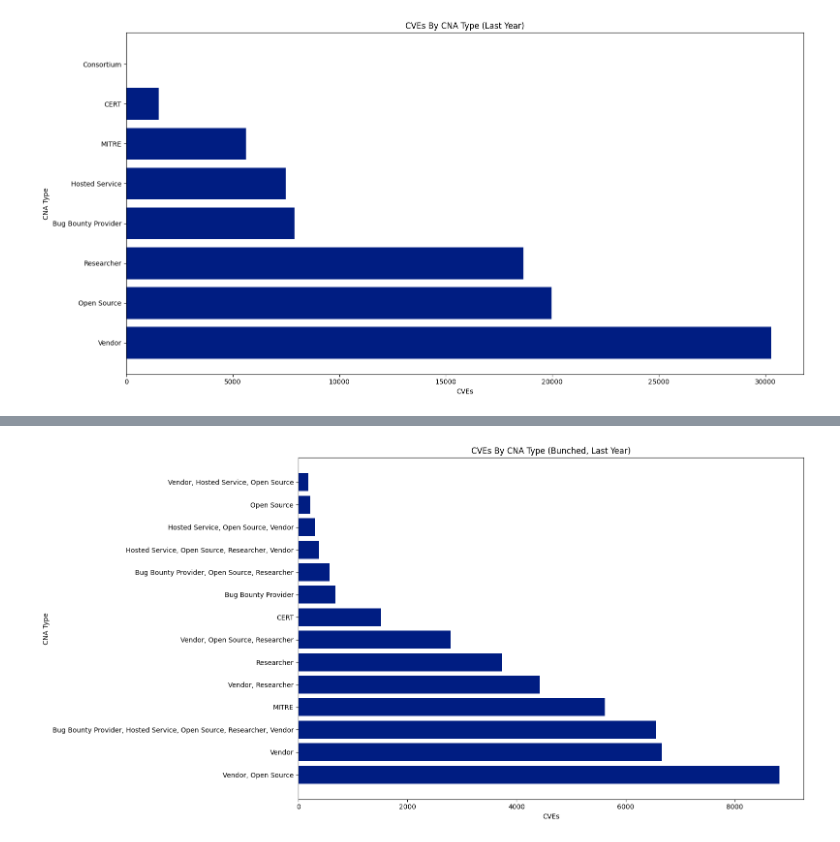
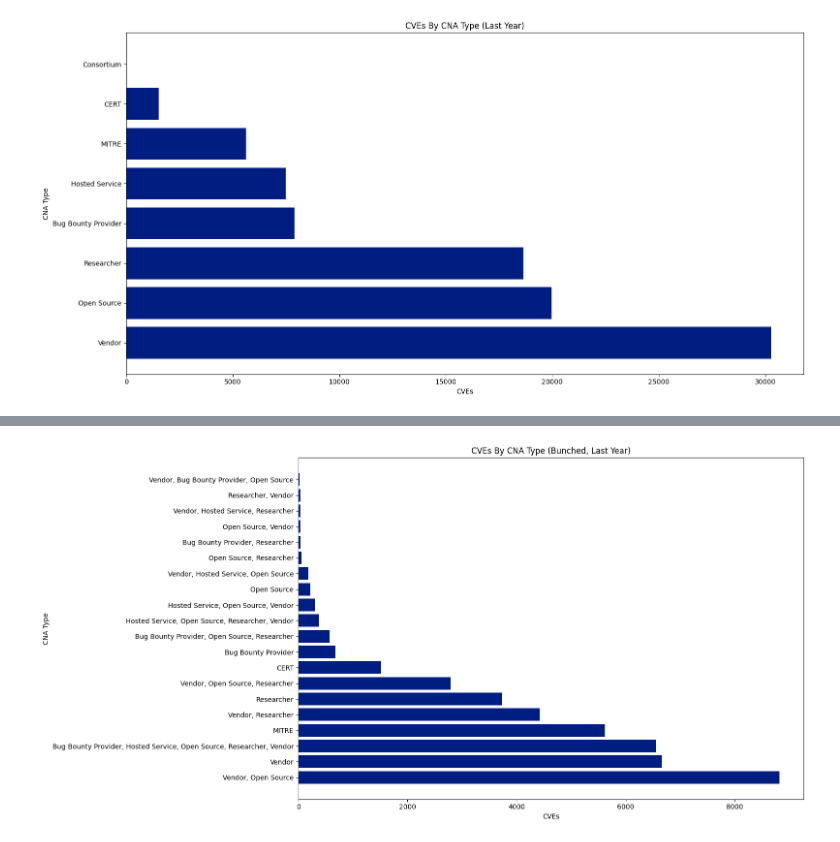
Before and after one commit to jgamblin/CNAVendorTypeStats, a Jupyter notebook: CNAStatsByType_LastYear.ipynb, the cells around one changed output, grey strips where cells are left out. Cells and saved outputs as stored; diff of their text form; code cells hidden in the pictures.

```diff
--- a/CNAStatsByType_LastYear.ipynb
+++ b/CNAStatsByType_LastYear.ipynb
@@ -187,19 +199,19 @@ plt.show()
 # %%
 # Calculate frequency of CNA Types in CVE_DF_Bunched_LastYear
 cna_type_frequency_bunched_last_year = CVE_DF_Bunched_LastYear['Type'].value_counts().reset_index()
 cna_type_frequency_bunched_last_year.columns = ['Type', 'counts']
-cna_type_frequency_bunched_last_year = cna_type_frequency_bunched_last_year[cna_type_frequency_bunched_last_year['counts'] > 100].head(20)
+cna_type_frequency_bunched_last_year = cna_type_frequency_bunched_last_year[cna_type_frequency_bunched_last_year['counts'] > 1].head(20)
 
 # Plot the top 20 CNA Types for CVE_DF_Bunched_LastYear
 plt.figure(figsize=(16, 8))
 plt.barh("Type", "counts", data=cna_type_frequency_bunched_last_year, color="#001d82")
 plt.xlabel("CVEs")
 plt.ylabel("CNA Type")
 plt.title("CVEs By CNA Type (Bunched, Last Year)")
 
 # Save the chart as a PNG file
 plt.tight_layout()
 plt.savefig("cna_type_frequency_bunched_last_year.png")
 plt.show()
 # %% [output]
-[figure, old version]
+[figure, new version]
```
Also changed, not shown: parts of 2 cells of this notebook, 1 other file.
